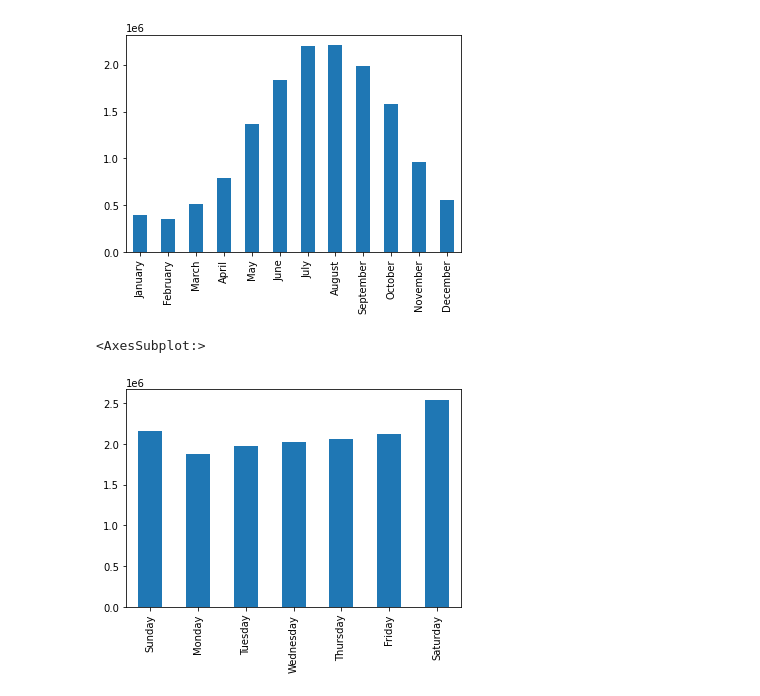
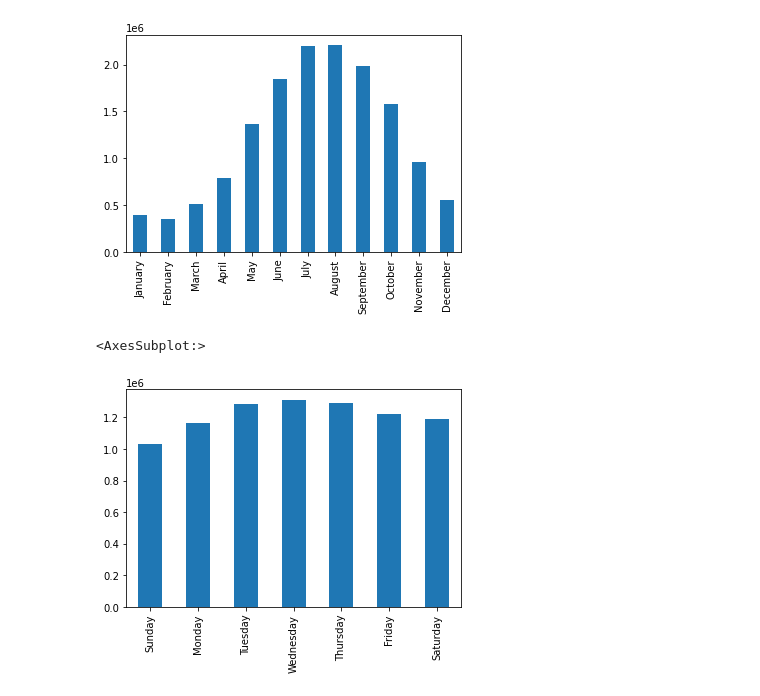
Before and after one commit to paul-trood/bicycle_sharing, a Jupyter notebook: 03_data_exploration.ipynb, the cells around one changed output. Cells and saved outputs as stored; diff of their text form; code cells hidden in the pictures.

```diff
--- a/03_data_exploration.ipynb
+++ b/03_data_exploration.ipynb
@@ -93,7 +94,6 @@ df[df["ride_length"] <= "-21 days +20:05:17"]
-# %%
-df = df.drop(df.index[3044291])
-# %%
-df =df.drop(df.index[3009987])
+# %%
+# This will remove any incorrect data by re-assigning the dataframe that exludes anything less than 0 minutes
+df = df[df["ride_length"] >= "00:00:00"]
 # %%
 df["ride_length"].describe()
 # %% [output]
@@ -114,13 +121,13 @@ month_series.iloc[[10,11,9,7,5,3,1,0,2,4,6,8]].plot(kind="bar")
 # %% [output]
 <AxesSubplot:>
 [figure]
-# %%
-# Displays the number of rides per day
-df["start_date"].dt.day_name().value_counts().iloc[[1,6,5,4,3,2,0]].plot(kind="bar")
-# %% [output]
-<AxesSubplot:>
-[figure, removed]
 # %%
 members = df[df["member_casual"]== "member"]
 # %%
 casual = df[df["member_casual"]== "casual"]
+# %%
+# Number of rides per day for members
+members["started_at"].dt.day_name().value_counts().iloc[[6,5,2,0,1,3,4]].plot(kind="bar")
+# %% [output]
+<AxesSubplot:>
+[figure, added]
```
Also changed, not shown: parts of 17 cells of this notebook.
